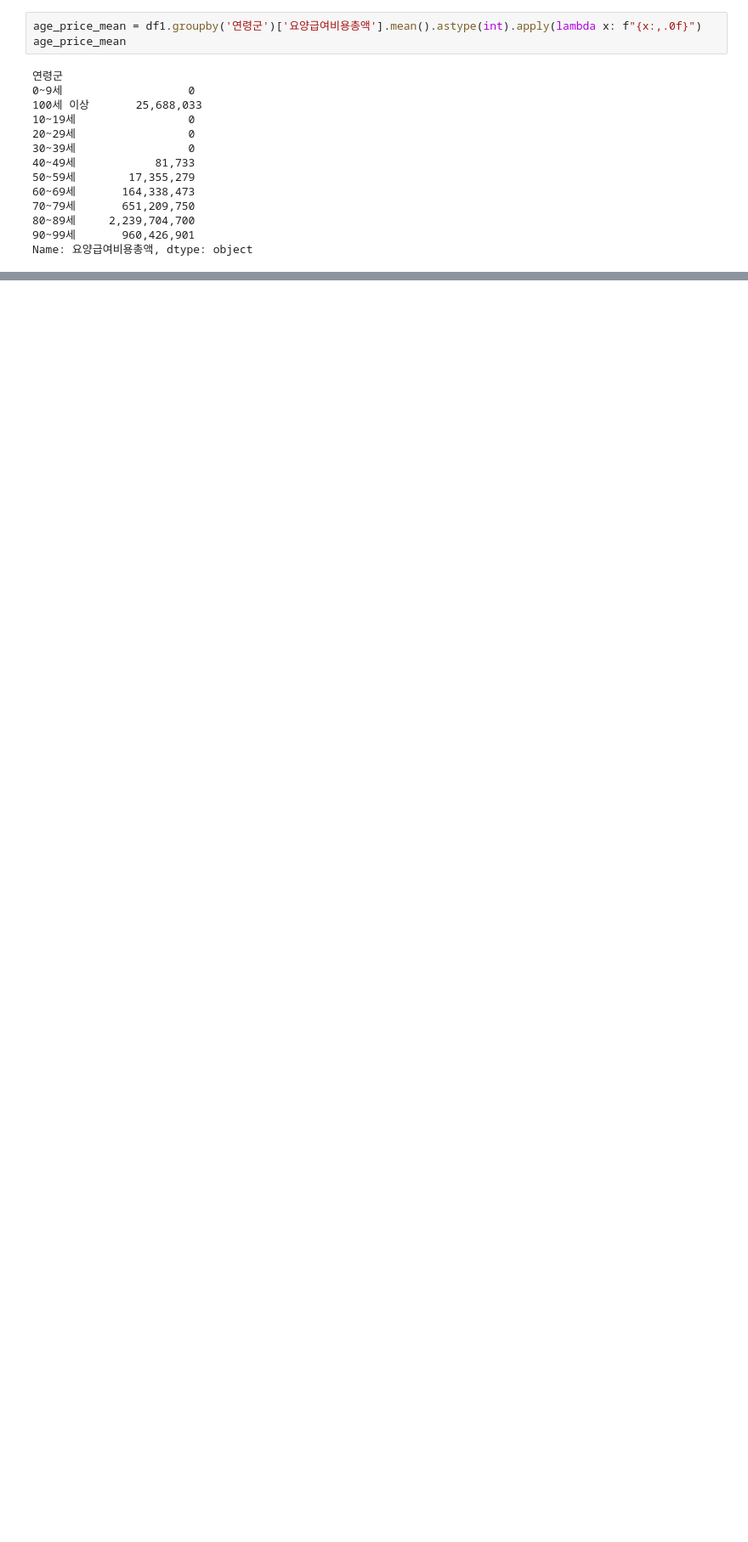
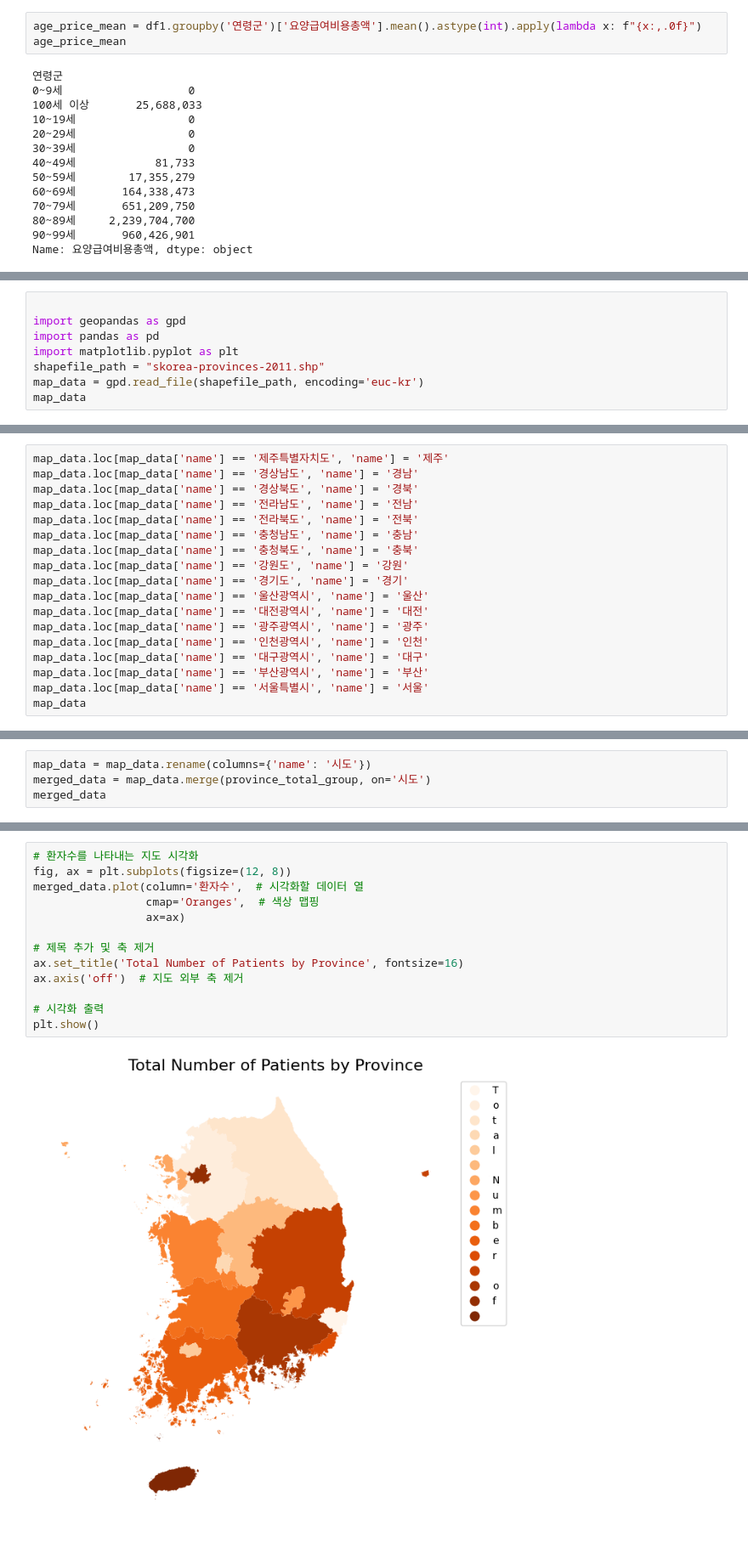
Before and after one commit to EastOst/Dementia_info, a Jupyter notebook: main.ipynb, the cells around one changed output, grey strips where cells are left out. Shown at 85% size. Saved outputs shown, nothing was run; the diff lists cells and outputs as text; blank space fills up the shorter version.

```diff
--- a/main.ipynb
+++ b/main.ipynb
@@ -228,0 +191,8 @@ price_per_person_city
+# %%
+
+import geopandas as gpd
+import pandas as pd
+import matplotlib.pyplot as plt
+shapefile_path = "skorea-provinces-2011.shp"
+map_data = gpd.read_file(shapefile_path, encoding='euc-kr')
+map_data
@@ -228,0 +217,18 @@ price_per_person_city
+# %%
+map_data.loc[map_data['name'] == '제주특별자치도', 'name'] = '제주'
+map_data.loc[map_data['name'] == '경상남도', 'name'] = '경남'
+map_data.loc[map_data['name'] == '경상북도', 'name'] = '경북'
+map_data.loc[map_data['name'] == '전라남도', 'name'] = '전남'
+map_data.loc[map_data['name'] == '전라북도', 'name'] = '전북'
+map_data.loc[map_data['name'] == '충청남도', 'name'] = '충남'
+map_data.loc[map_data['name'] == '충청북도', 'name'] = '충북'
+map_data.loc[map_data['name'] == '강원도', 'name'] = '강원'
+map_data.loc[map_data['name'] == '경기도', 'name'] = '경기'
+map_data.loc[map_data['name'] == '울산광역시', 'name'] = '울산'
+map_data.loc[map_data['name'] == '대전광역시', 'name'] = '대전'
+map_data.loc[map_data['name'] == '광주광역시', 'name'] = '광주'
+map_data.loc[map_data['name'] == '인천광역시', 'name'] = '인천'
+map_data.loc[map_data['name'] == '대구광역시', 'name'] = '대구'
+map_data.loc[map_data['name'] == '부산광역시', 'name'] = '부산'
+map_data.loc[map_data['name'] == '서울특별시', 'name'] = '서울'
+map_data
@@ -228,0 +253,4 @@ price_per_person_city
+# %%
+map_data = map_data.rename(columns={'name': '시도'})
+merged_data = map_data.merge(province_total_group, on='시도')
+merged_data
@@ -228,0 +275,15 @@ price_per_person_city
+# %%
+# 환자수를 나타내는 지도 시각화
+fig, ax = plt.subplots(figsize=(12, 8))
+merged_data.plot(column='환자수',  # 시각화할 데이터 열
+                 cmap='Oranges',  # 색상 맵핑
+                 ax=ax)
+
+# 제목 추가 및 축 제거
+ax.set_title('Total Number of Patients by Province', fontsize=16)
+ax.axis('off')  # 지도 외부 축 제거
+
+# 시각화 출력
+plt.show()
+# %% [output]
+[figure, added]
```
Also changed, not shown: parts of 6 cells of this notebook, 4 other files.
